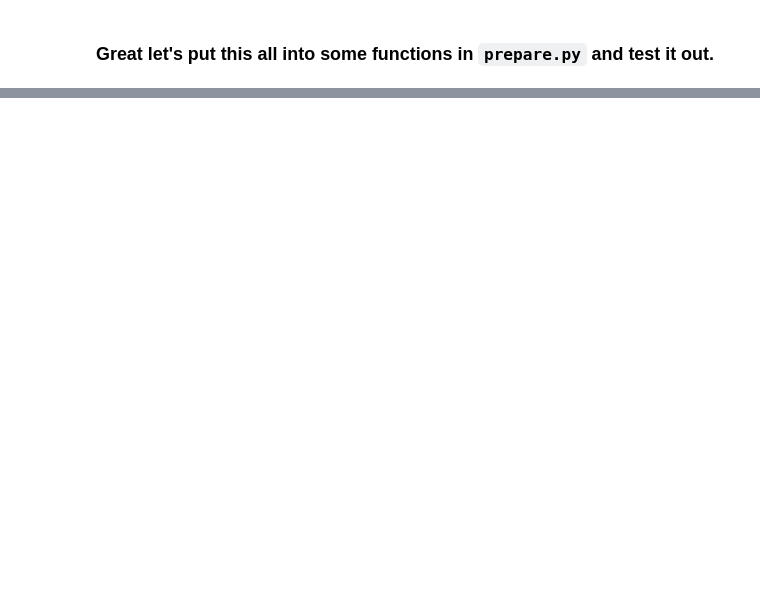
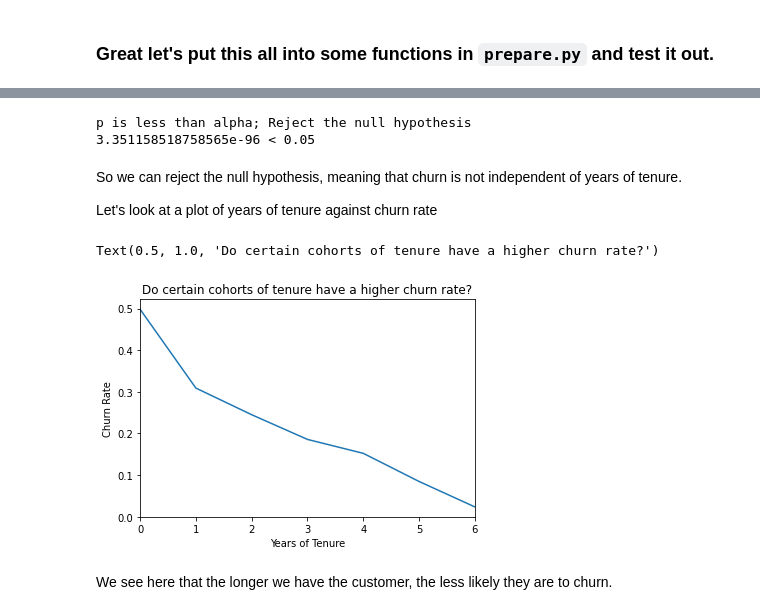
Before and after one commit to rubber-ducks-anonymous/classy-telco, a Jupyter notebook: telco_churn_report.ipynb, the cells around one changed output, grey strips where cells are left out. Drawn from its saved outputs; the diff is of its cells as text; code cells hidden in the pictures; blank space fills up the shorter version.

Commit message:
Answer does tenure affect churn

```diff
--- a/telco_churn_report.ipynb
+++ b/telco_churn_report.ipynb
@@ -197,0 +217,29 @@ train
+# %%
+churn_by_tenure_years = pd.crosstab(train.tenure_years, train.churn)
+
+chi2_stat, p, degf, expected = stats.chi2_contingency(churn_by_tenure_years)
+
+alpha = 0.05
+
+if p < alpha:
+    print('p is less than alpha; Reject the null hypothesis')
+    print(f'{p} < {alpha}')
+else:
+    print('p is greater than alpha; Fail to reject the null hypothesis')
+# %% [output]
+p is less than alpha; Reject the null hypothesis
+3.351158518758565e-96 < 0.05
+# %% [markdown]
+So we can reject the null hypothesis, meaning that churn is not independent of years of tenure.
+
+Let's look at a plot of years of tenure against churn rate
+# %%
+train.groupby('tenure_years').churn_encoded.mean().plot()
+plt.xlabel('Years of Tenure')
+plt.ylabel('Churn Rate')
+plt.title('Do certain cohorts of tenure have a higher churn rate?')
+# %% [output]
+Text(0.5, 1.0, 'Do certain cohorts of tenure have a higher churn rate?')
+[figure, added]
+# %% [markdown]
+We see here that the longer we have the customer, the less likely they are to churn.
```
Also changed, not shown: parts of 5 cells of this notebook.
